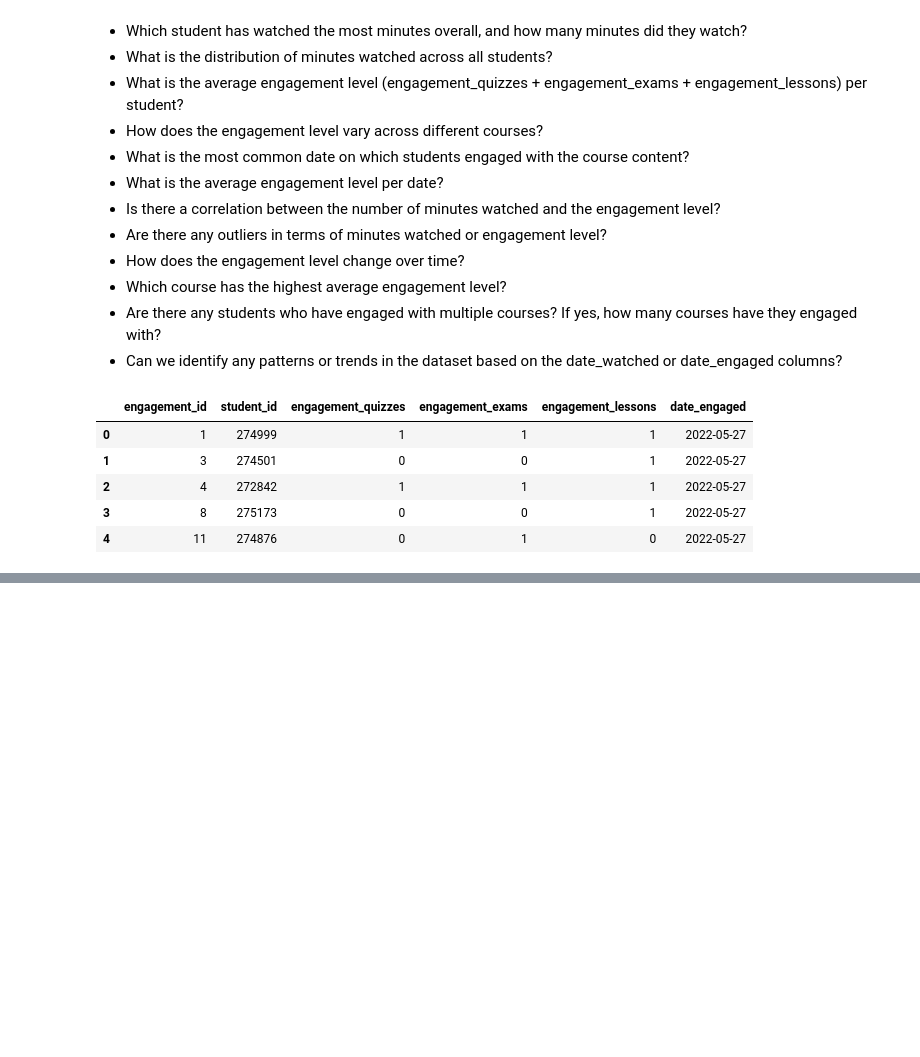
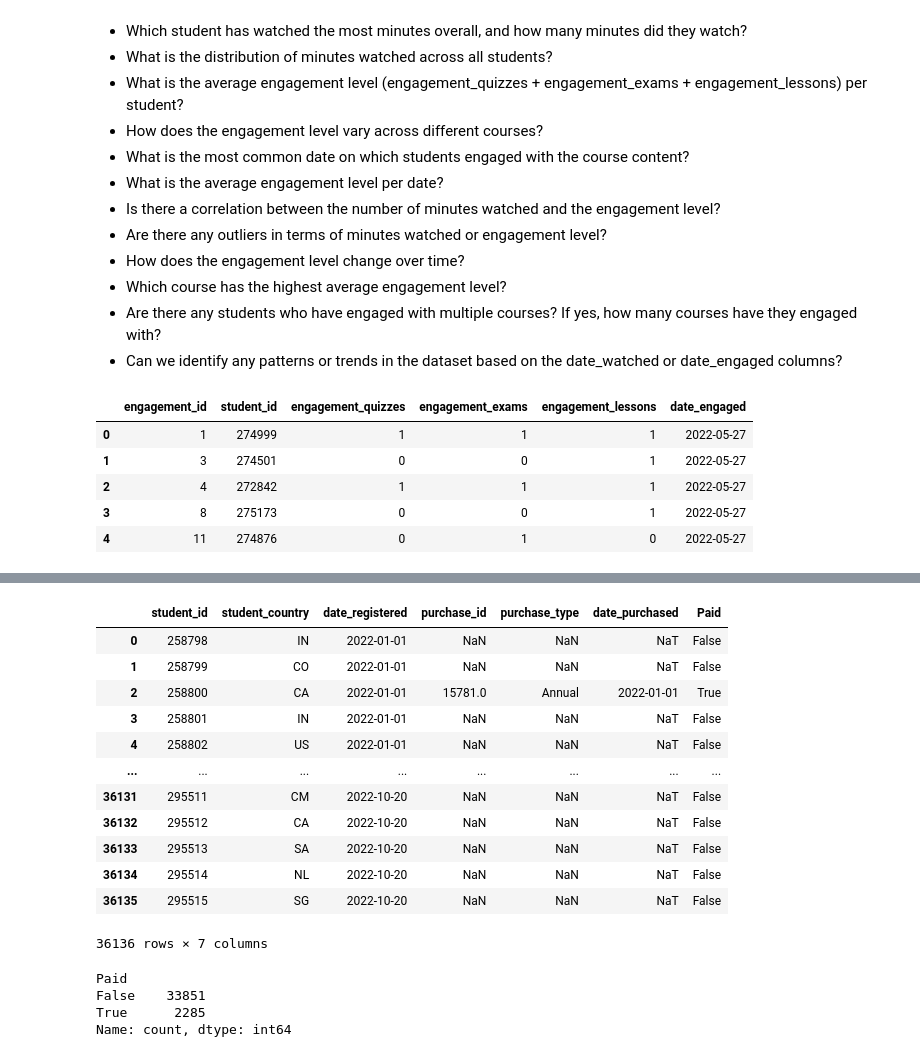
Before and after one commit to AryehRotberg/365-Learning-Data-Challenge, a Jupyter notebook: notebook/EDA.ipynb, the cells around one changed output, grey strips where cells are left out. Cells and saved outputs as stored; diff of their text form; code cells hidden in the pictures; blank space fills up the shorter version.

```diff
--- a/notebook/EDA.ipynb
+++ b/notebook/EDA.ipynb
@@ -216,0 +214,22 @@ temp_engagement.groupby('student_id')['engagement_level'].mean().reset_index()
+# %%
+def is_paid_tier(student_id: str):
+    if student_id not in student_purchases_df.values:
+        return False
+
+    df = student_purchases_df[student_purchases_df.student_id == student_id].sort_values(by='date_purchased')
+
+    if df.empty:
+        return False
+
+    latest_date = datetime(2022, 10, 20).date()
+    latest_date_purchased = df.date_purchased.iloc[-1]
+    latest_purchase_type = df.purchase_type.iloc[-1]
+
+    difference = latest_date - latest_date_purchased.date()
+
+    if latest_purchase_type == 'Monthly':
+        return difference.days <= 30
+    if latest_purchase_type == 'Quarterly':
+        return difference.days <= 90
+    if latest_purchase_type == 'Annual':
+        return difference.days <= 365
@@ -216,0 +247,26 @@ temp_engagement.groupby('student_id')['engagement_level'].mean().reset_index()
+# %%
+merged_info_purchase = pd.merge(student_info_df, student_purchases_df, on='student_id', how='left')
+merged_info_purchase['Paid'] = merged_info_purchase.student_id.apply(lambda id : is_paid_tier(id))
+
+merged_info_purchase
+# %% [output]
+|  | student_id | student_country | date_registered | purchase_id | purchase_type | date_purchased | Paid |
+| 0 | 258798 | IN | 2022-01-01 | NaN | NaN | NaT | False |
+| 1 | 258799 | CO | 2022-01-01 | NaN | NaN | NaT | False |
+| 2 | 258800 | CA | 2022-01-01 | 15781.0 | Annual | 2022-01-01 | True |
+| 3 | 258801 | IN | 2022-01-01 | NaN | NaN | NaT | False |
+| 4 | 258802 | US | 2022-01-01 | NaN | NaN | NaT | False |
+| ... | ... | ... | ... | ... | ... | ... | ... |
+| 36131 | 295511 | CM | 2022-10-20 | NaN | NaN | NaT | False |
+| 36132 | 295512 | CA | 2022-10-20 | NaN | NaN | NaT | False |
+| 36133 | 295513 | SA | 2022-10-20 | NaN | NaN | NaT | False |
+| 36134 | 295514 | NL | 2022-10-20 | NaN | NaN | NaT | False |
+| 36135 | 295515 | SG | 2022-10-20 | NaN | NaN | NaT | False |
+36136 rows × 7 columns
+# %%
+merged_info_purchase.Paid.value_counts()
+# %% [output]
+Paid
+False    33851
+True      2285
+Name: count, dtype: int64
```
Also changed, not shown: parts of 6 cells of this notebook, 1 other file.
